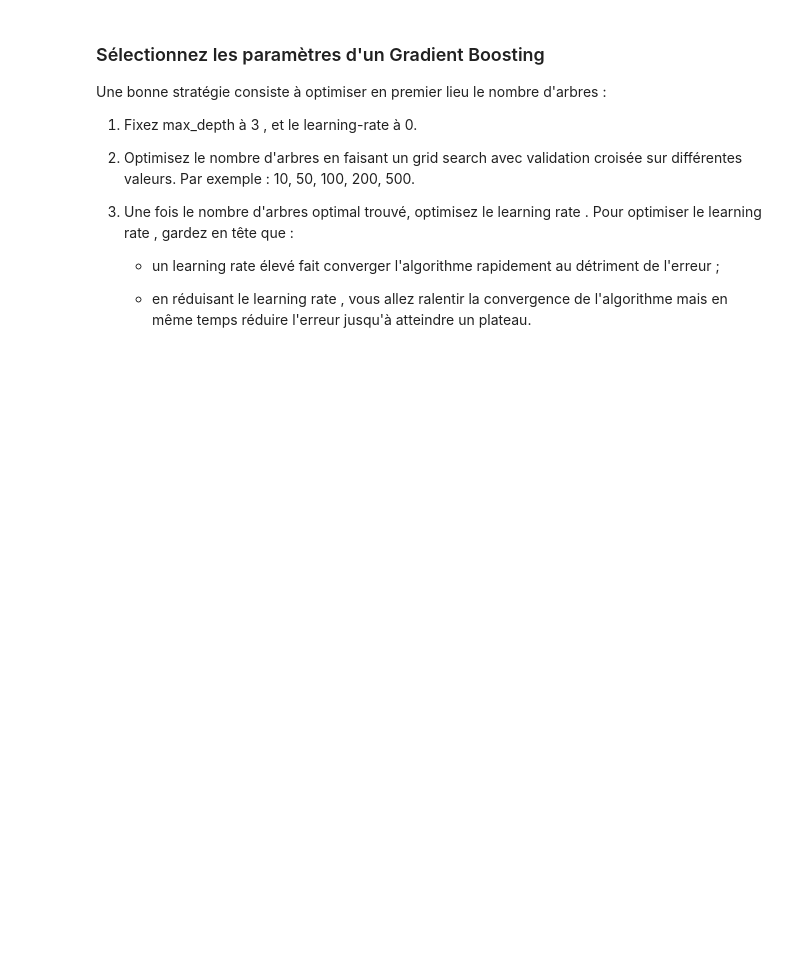
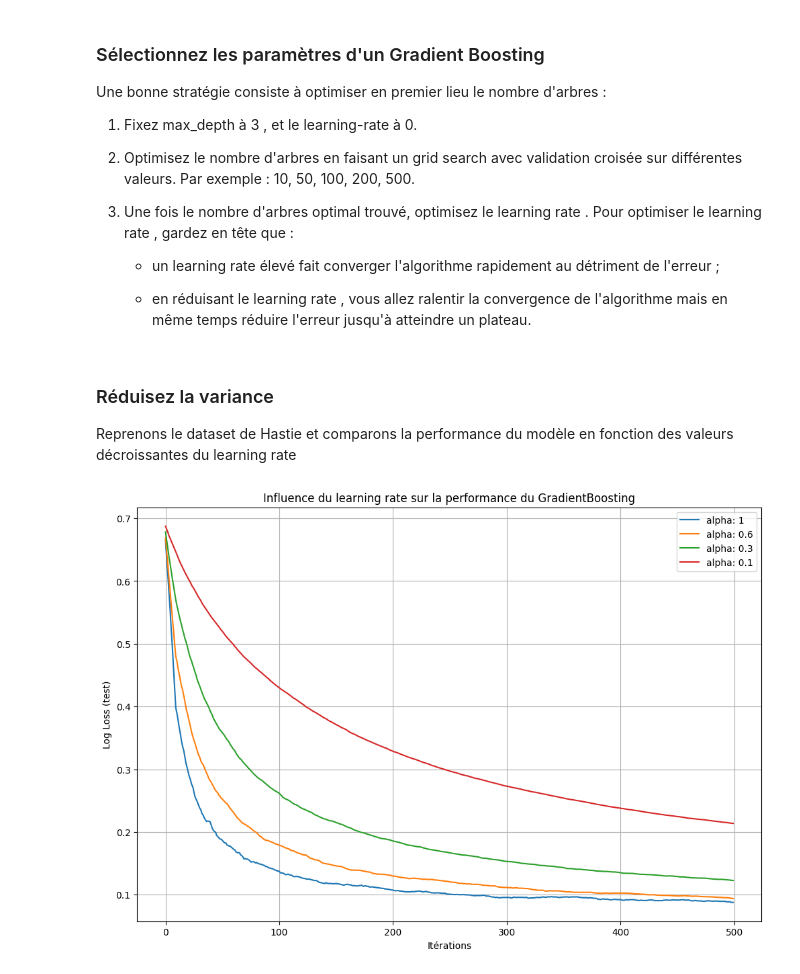
Before and after one commit to Harlequelrah/Learning_data_science, a Jupyter notebook: Learning_data_science/Initier_vous_au_machine_learning/Part4/C3.ipynb, the cells around one changed output. Cells and saved outputs as stored; diff of their text form; code cells hidden in the pictures; blank space fills up the shorter version.

```diff
--- a/Learning_data_science/Initier_vous_au_machine_learning/Part4/C3.ipynb
+++ b/Learning_data_science/Initier_vous_au_machine_learning/Part4/C3.ipynb
@@ -177,3 +172,39 @@ Une bonne stratégie consiste à optimiser en premier lieu le nombre d'arbres :
     - un  learning rate  élevé fait converger l'algorithme rapidement au détriment de l'erreur ;
 
     - en réduisant le  learning rate  , vous allez ralentir la convergence de l'algorithme mais en même temps réduire l'erreur jusqu'à atteindre un plateau.
+# %% [markdown]
+### Réduisez la variance
+Reprenons le dataset de Hastie et comparons la performance du modèle en fonction des valeurs décroissantes du  learning rate
+# %%
+X, y = make_hastie_10_2(n_samples=12000, random_state=8)
+X_train, X_test, y_train, y_test = train_test_split(
+    X, y, train_size=0.8, random_state=808
+)
+# %%
+from sklearn.ensemble import GradientBoostingClassifier
+from sklearn.metrics import log_loss
+
+learning_rates = [1, 0.6, 0.3, 0.1]
+
+plt.figure(figsize=(12, 8))
+
+for lr in learning_rates:
+    clf = GradientBoostingClassifier(
+        n_estimators=500, max_depth=2, random_state=8, learning_rate=lr
+    )
+    clf.fit(X_train, y_train)
+
+    scores = np.zeros(clf.n_estimators_, dtype=np.float64)
+    for i, y_proba in enumerate(clf.staged_predict_proba(X_test)):
+        scores[i] = log_loss(y_test, y_proba[:, 1])
+
+    plt.plot(scores, label=f"alpha: {lr}")
+
+plt.title("Influence du learning rate sur la performance du GradientBoosting")
+plt.xlabel("Itérations")
+plt.ylabel("Log Loss (test)")
+plt.legend()
+plt.grid(True)
+plt.show()
+# %% [output]
+[figure, added]
```
Also changed, not shown: parts of 2 cells of this notebook, 2 other files.
